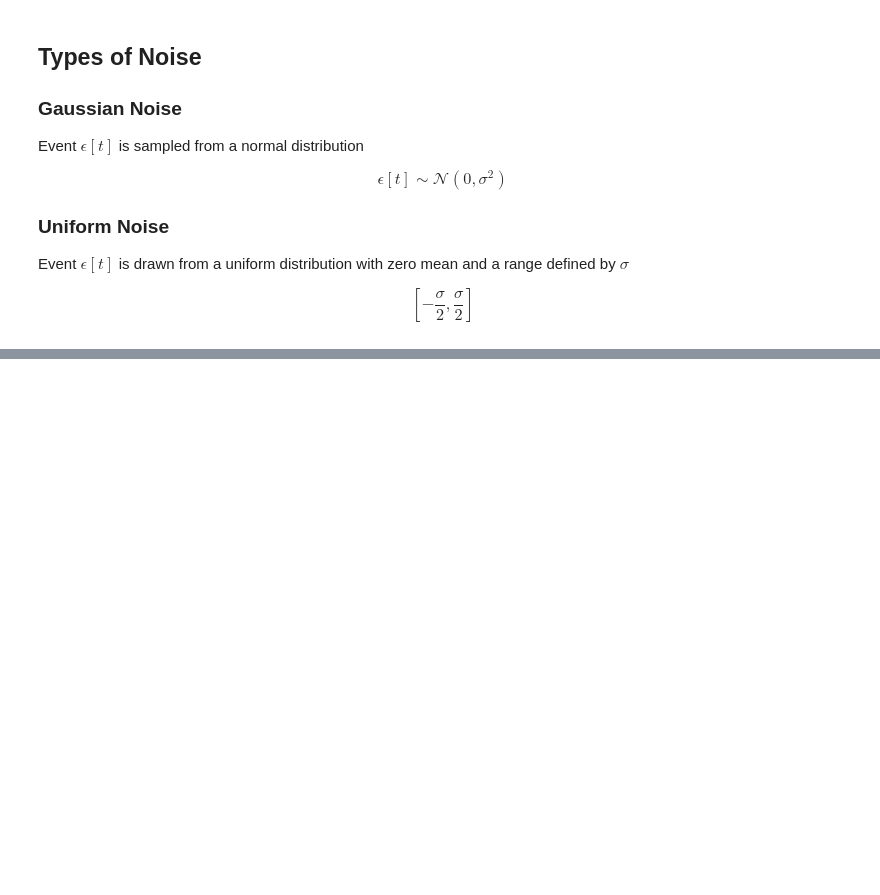
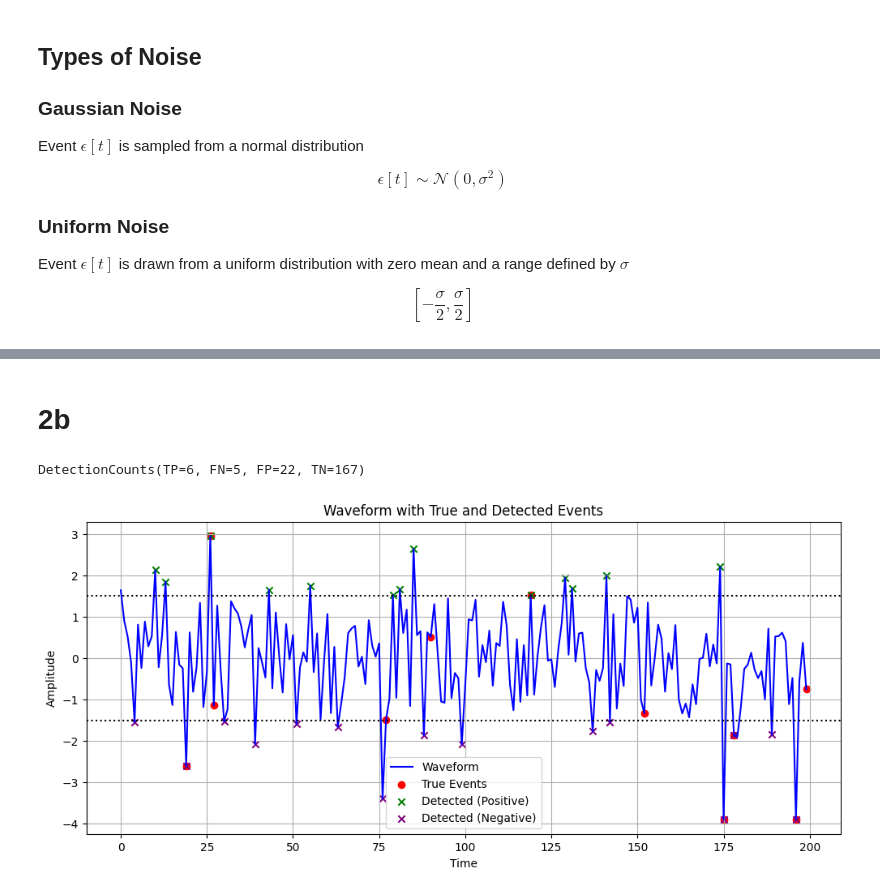
Before and after one commit to RyanL72/CSDS_364, a Jupyter notebook: Assignment_A2a/A2a_rhl72.ipynb, the cells around one changed output, grey strips where cells are left out. Saved outputs shown, nothing was run; the diff lists cells and outputs as text; code cells hidden in the pictures; blank space fills up the shorter version.

```diff
--- a/Assignment_A2a/A2a_rhl72.ipynb
+++ b/Assignment_A2a/A2a_rhl72.ipynb
@@ -86,0 +110,2 @@ Alpha is only how often the possibility of a signal is going to occur, this does
+# %% [markdown]
+# 2b
@@ -86,0 +163,52 @@ Alpha is only how often the possibility of a signal is going to occur, this does
+# %%
+# Generate waveform
+N = 200
+alpha = 0.05
+A = 2
+mu = 0
+sigma = 1
+threshold = 1.5
+
+# Get waveform and event indices
+wave, true_events = genwaveform(N, alpha, A, mu, sigma, 'Gaussian')
+
+# Get detection counts
+results = detectioncounts(true_events, wave, threshold)
+print(results)
+# %% [output]
+DetectionCounts(TP=6, FN=5, FP=22, TN=167)
+# %%
+import matplotlib.pyplot as plt
+
+def plot_detection_results(N, wave, true_events, threshold):
+    """
+    Plots waveform with detected event locations and threshold.
+    """
+    detected_events_pos = crossings(wave, threshold, dir="negpos")
+    detected_events_neg = crossings(wave, -threshold, dir="posneg")
+
+    plt.figure(figsize=(12, 5))
+    plt.plot(wave, label="Waveform", color='b')
+
+    # Mark true event locations
+    plt.scatter(true_events, wave[true_events], color='red', marker='o', label="True Events")
+
+    # Mark detected crossings
+    plt.scatter(detected_events_pos, wave[detected_events_pos], color='green', marker='x', label="Detected (Positive)")
+    plt.scatter(detected_events_neg, wave[detected_events_neg], color='purple', marker='x', label="Detected (Negative)")
+
+    # Threshold lines
+    plt.axhline(threshold, color='black', linestyle="dotted")
+    plt.axhline(-threshold, color='black', linestyle="dotted")
+
+    plt.xlabel("Time")
+    plt.ylabel("Amplitude")
+    plt.title("Waveform with True and Detected Events")
+    plt.legend()
+    plt.grid()
+    plt.show()
+
+# Plot results
+plot_detection_results(N, wave, true_events, threshold)
+# %% [output]
+[figure, added]
```
Also changed, not shown: parts of 10 cells of this notebook, 1 other file.
